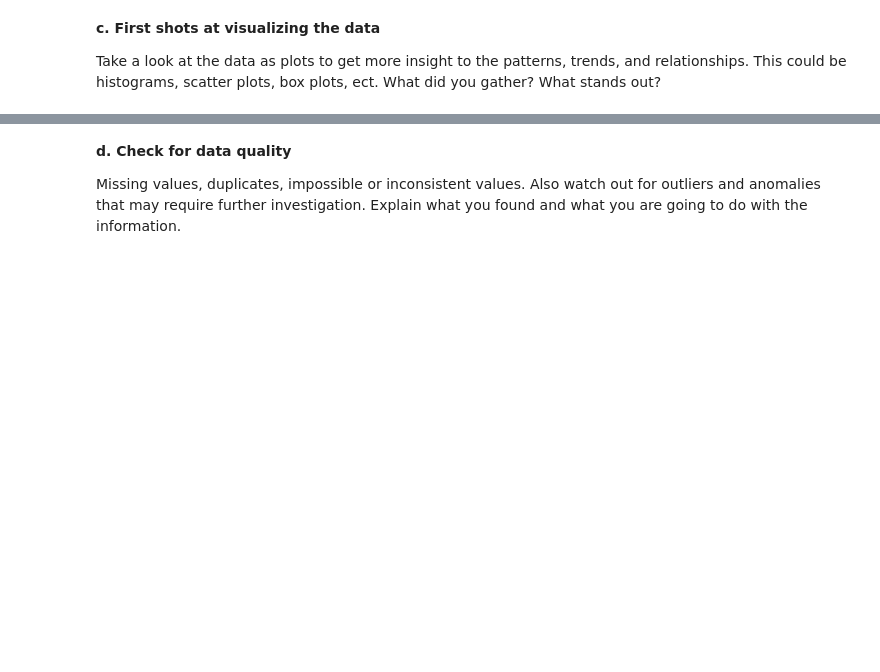
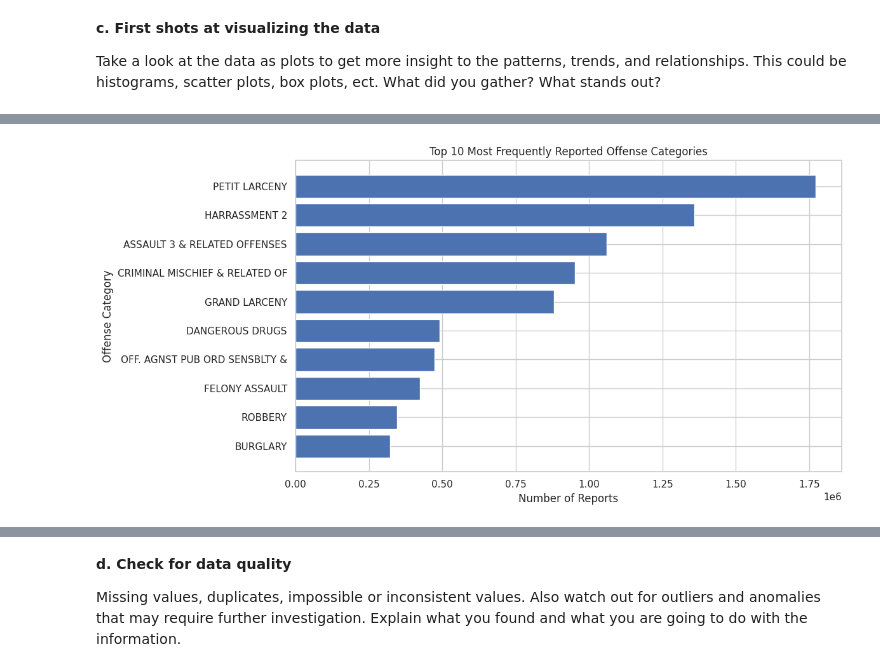
Before and after one commit to EnricoKiin/ids-project-d1-nypd, a Jupyter notebook: IDS2026_HW07.ipynb, the cells around one changed output, grey strips where cells are left out. Saved outputs shown, nothing was run; the diff lists cells and outputs as text; code cells hidden in the pictures; blank space fills up the shorter version.

```diff
--- a/IDS2026_HW07.ipynb
+++ b/IDS2026_HW07.ipynb
@@ -542,0 +790,23 @@ Take a look at the data as plots to get more insight to the patterns, trends, an
+# %%
+top_crimes = (
+    nypdComplaintDF["OFNS_DESC"]
+    .value_counts()
+    .head(10)
+)
+
+plt.figure(figsize=(12, 6))
+
+plt.barh(
+    top_crimes.index.astype(str),
+    top_crimes.values
+)
+
+plt.gca().invert_yaxis()
+
+plt.title("Top 10 Most Frequently Reported Offense Categories")
+plt.xlabel("Number of Reports")
+plt.ylabel("Offense Category")
+plt.tight_layout()
+plt.show()
+# %% [output]
+[figure, added]
```
Also changed, not shown: parts of 35 cells of this notebook.
